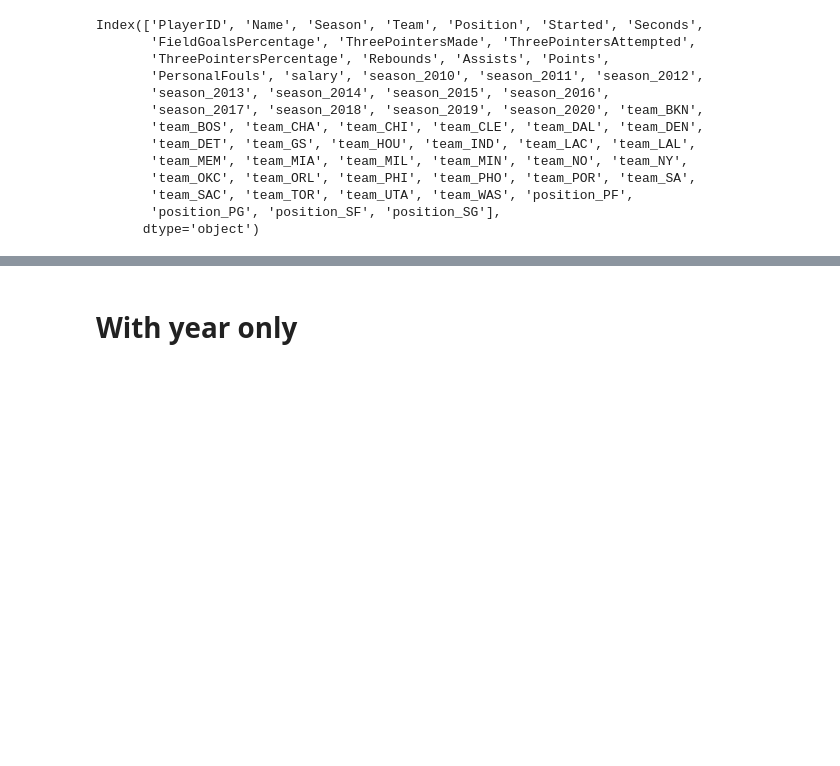
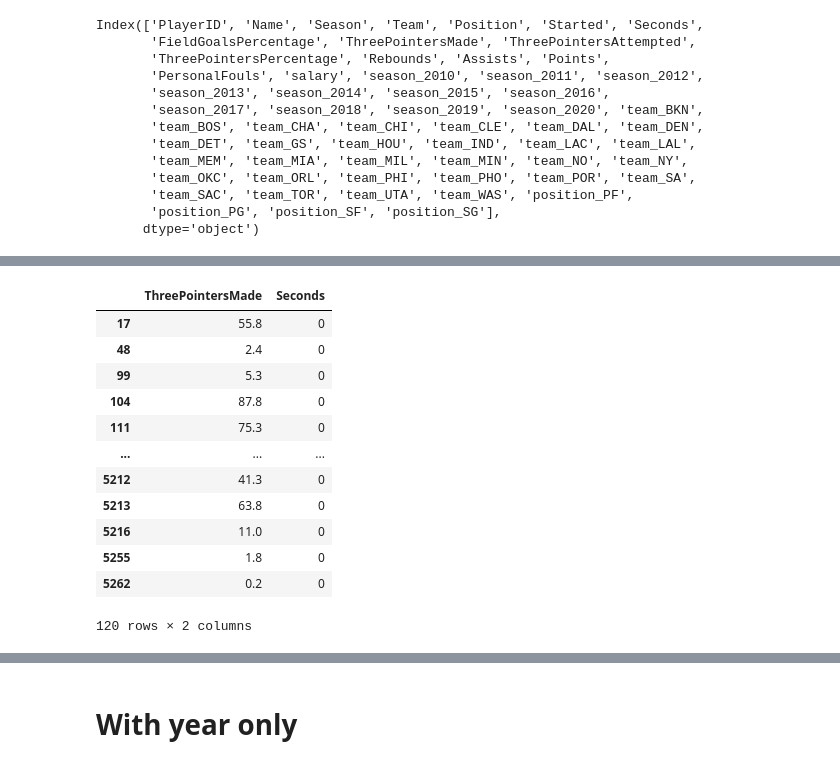
Before and after one commit to weiyueli7/NBA-3Pointers, a Jupyter notebook: eda.ipynb, the cells around one changed output, grey strips where cells are left out. Cells and saved outputs as stored; diff of their text form; code cells hidden in the pictures; blank space fills up the shorter version.

```diff
--- a/eda.ipynb
+++ b/eda.ipynb
@@ -163,0 +194,16 @@ Index(['PlayerID', 'Name', 'Season', 'Team', 'Position', 'Started', 'Seconds',
+# %%
+df[df['ThreePointersMadePerSecond'] ==df['ThreePointersMadePerSecond'].max()][['ThreePointersMade', 'Seconds']]
+# %% [output]
+|  | ThreePointersMade | Seconds |
+| 17 | 55.8 | 0 |
+| 48 | 2.4 | 0 |
+| 99 | 5.3 | 0 |
+| 104 | 87.8 | 0 |
+| 111 | 75.3 | 0 |
+| ... | ... | ... |
+| 5212 | 41.3 | 0 |
+| 5213 | 63.8 | 0 |
+| 5216 | 11.0 | 0 |
+| 5255 | 1.8 | 0 |
+| 5262 | 0.2 | 0 |
+120 rows × 2 columns
```
Also changed, not shown: parts of 9 cells of this notebook, 26 other files.
